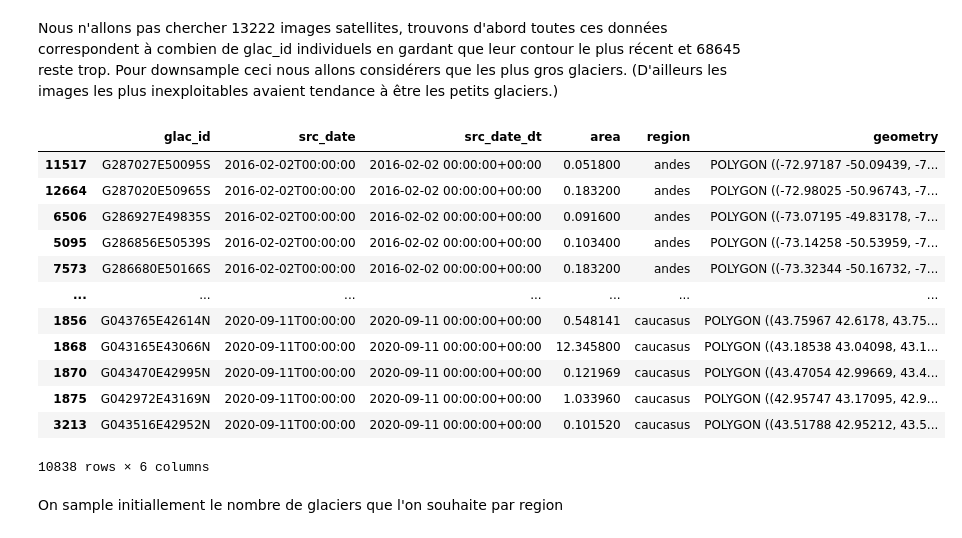
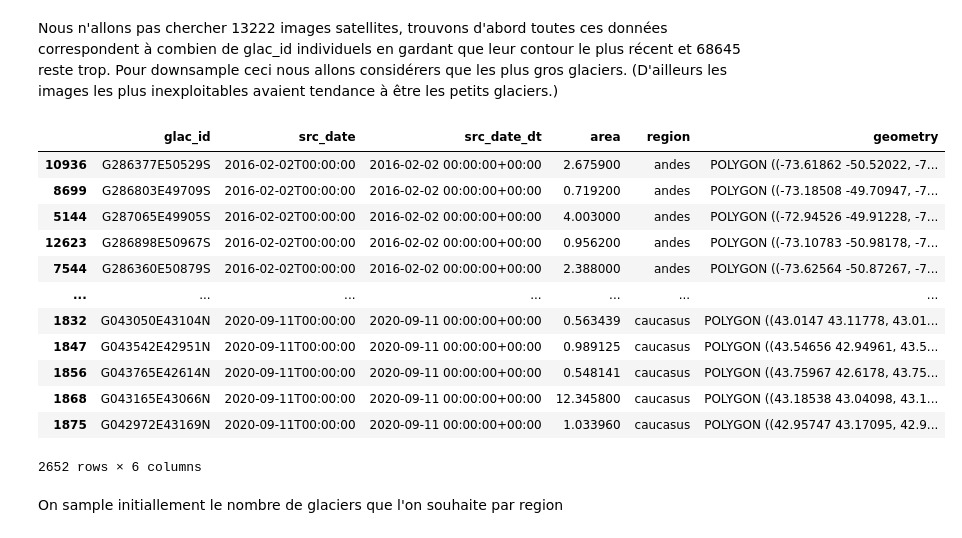
Before and after one commit to pierre-emery/projet_glacier, a Jupyter notebook: notebooks/data_fetch_clean.ipynb, the cells around one changed output. Saved outputs shown, nothing was run; the diff lists cells and outputs as text; code cells hidden in the pictures.

```diff
--- a/notebooks/data_fetch_clean.ipynb
+++ b/notebooks/data_fetch_clean.ipynb
@@ -138,22 +138,22 @@ Nb glaciers uniques: 13222
 Nous n'allons pas chercher 13222 images satellites, trouvons d'abord toutes ces données correspondent à combien de glac_id individuels en gardant que leur contour le plus récent et 68645 reste trop. Pour downsample ceci nous allons considérers que les plus gros glaciers. (D'ailleurs les images les plus inexploitables avaient tendance à être les petits glaciers.)
 # %%
 glaciers_all = glaciers_ref.copy()
-glaciers_big = glaciers_ref[glaciers_ref["area"] >= 0.05].copy()
+glaciers_big = glaciers_ref[glaciers_ref["area"] >= 0.5].copy()
 glaciers_big
 # %% [output]
 |  | glac_id | src_date | src_date_dt | area | region | geometry |
-| 11517 | G287027E50095S | 2016-02-02T00:00:00 | 2016-02-02 00:00:00+00:00 | 0.051800 | andes | POLYGON ((-72.97187 -50.09439, -7... |
-| 12664 | G287020E50965S | 2016-02-02T00:00:00 | 2016-02-02 00:00:00+00:00 | 0.183200 | andes | POLYGON ((-72.98025 -50.96743, -7... |
-| 6506 | G286927E49835S | 2016-02-02T00:00:00 | 2016-02-02 00:00:00+00:00 | 0.091600 | andes | POLYGON ((-73.07195 -49.83178, -7... |
-| 5095 | G286856E50539S | 2016-02-02T00:00:00 | 2016-02-02 00:00:00+00:00 | 0.103400 | andes | POLYGON ((-73.14258 -50.53959, -7... |
-| 7573 | G286680E50166S | 2016-02-02T00:00:00 | 2016-02-02 00:00:00+00:00 | 0.183200 | andes | POLYGON ((-73.32344 -50.16732, -7... |
+| 10936 | G286377E50529S | 2016-02-02T00:00:00 | 2016-02-02 00:00:00+00:00 | 2.675900 | andes | POLYGON ((-73.61862 -50.52022, -7... |
+| 8699 | G286803E49709S | 2016-02-02T00:00:00 | 2016-02-02 00:00:00+00:00 | 0.719200 | andes | POLYGON ((-73.18508 -49.70947, -7... |
+| 5144 | G287065E49905S | 2016-02-02T00:00:00 | 2016-02-02 00:00:00+00:00 | 4.003000 | andes | POLYGON ((-72.94526 -49.91228, -7... |
+| 12623 | G286898E50967S | 2016-02-02T00:00:00 | 2016-02-02 00:00:00+00:00 | 0.956200 | andes | POLYGON ((-73.10783 -50.98178, -7... |
+| 7544 | G286360E50879S | 2016-02-02T00:00:00 | 2016-02-02 00:00:00+00:00 | 2.388000 | andes | POLYGON ((-73.62564 -50.87267, -7... |
 | ... | ... | ... | ... | ... | ... | ... |
+| 1832 | G043050E43104N | 2020-09-11T00:00:00 | 2020-09-11 00:00:00+00:00 | 0.563439 | caucasus | POLYGON ((43.0147 43.11778, 43.01... |
+| 1847 | G043542E42951N | 2020-09-11T00:00:00 | 2020-09-11 00:00:00+00:00 | 0.989125 | caucasus | POLYGON ((43.54656 42.94961, 43.5... |
 | 1856 | G043765E42614N | 2020-09-11T00:00:00 | 2020-09-11 00:00:00+00:00 | 0.548141 | caucasus | POLYGON ((43.75967 42.6178, 43.75... |
 | 1868 | G043165E43066N | 2020-09-11T00:00:00 | 2020-09-11 00:00:00+00:00 | 12.345800 | caucasus | POLYGON ((43.18538 43.04098, 43.1... |
-| 1870 | G043470E42995N | 2020-09-11T00:00:00 | 2020-09-11 00:00:00+00:00 | 0.121969 | caucasus | POLYGON ((43.47054 42.99669, 43.4... |
 | 1875 | G042972E43169N | 2020-09-11T00:00:00 | 2020-09-11 00:00:00+00:00 | 1.033960 | caucasus | POLYGON ((42.95747 43.17095, 42.9... |
-| 3213 | G043516E42952N | 2020-09-11T00:00:00 | 2020-09-11 00:00:00+00:00 | 0.101520 | caucasus | POLYGON ((43.51788 42.95212, 43.5... |
-10838 rows × 6 columns
+2652 rows × 6 columns
 # %% [markdown]
 On sample initiallement le nombre de glaciers que l'on souhaite par region
 # %%
```
Also changed, not shown: parts of 13 cells of this notebook, 4 other files.
